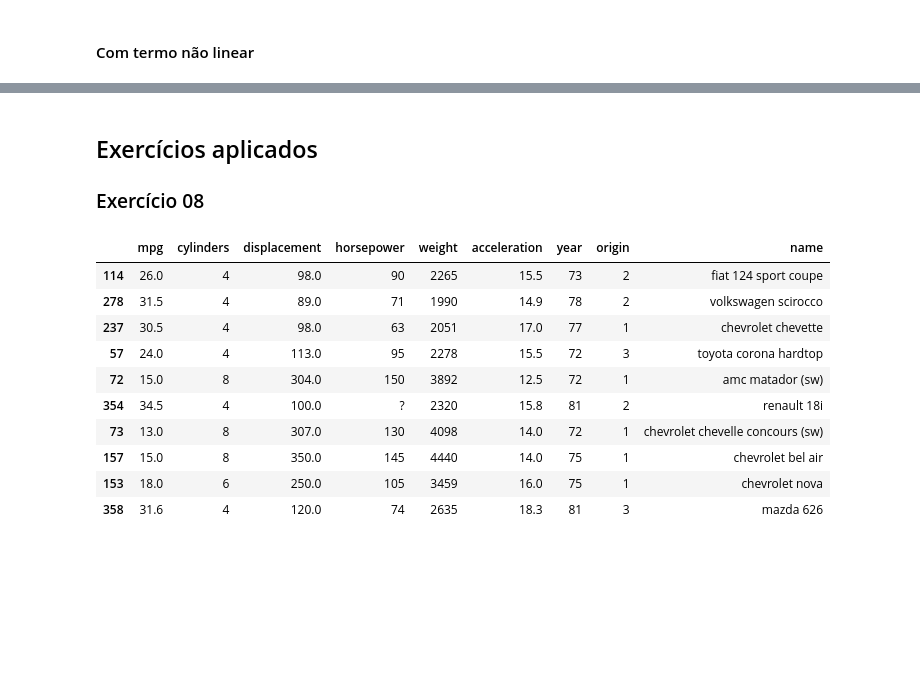
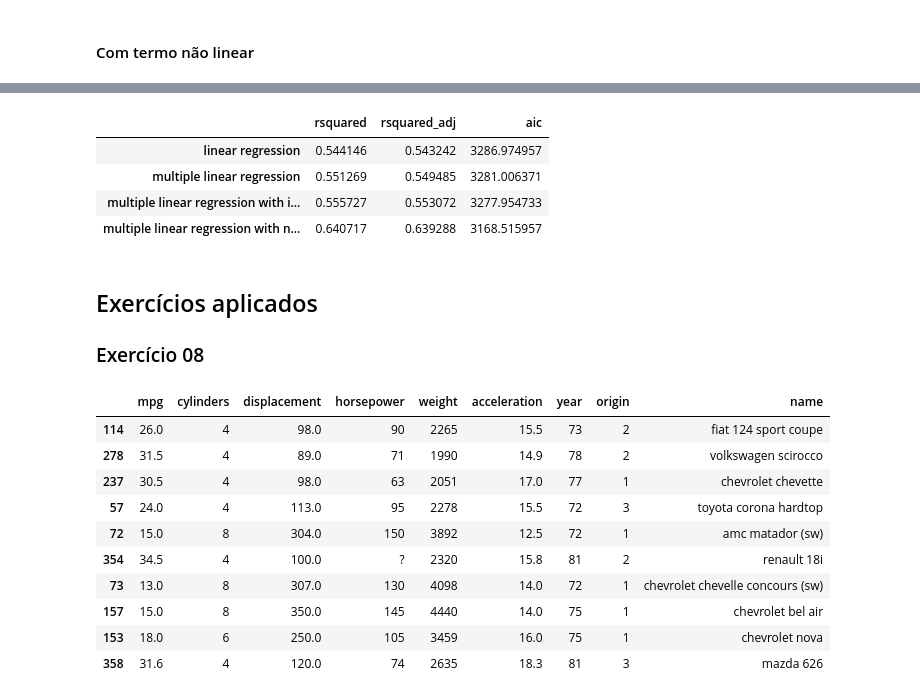
Before and after one commit to guyrux/ISL, a Jupyter notebook: ch03_linear_regression/ch3_01_exercicios.ipynb, the cells around one changed output, grey strips where cells are left out. Saved outputs shown, nothing was run; the diff lists cells and outputs as text; code cells hidden in the pictures; blank space fills up the shorter version.

```diff
--- a/ch03_linear_regression/ch3_01_exercicios.ipynb
+++ b/ch03_linear_regression/ch3_01_exercicios.ipynb
@@ -72,0 +76,3 @@ y_pred = pd.DataFrame(data=round(y_pred[["mean_ci_lower", "mean", "mean_ci_upper
+# %%
+dct_metrics = {}
+dct_metrics["linear regression"] = {"rsquared": result.rsquared, "rsquared_adj": result.rsquared_adj, "aic": result.aic}
@@ -100,6 +109,8 @@ Covariance Type:            nonrobust
 
 Notes:
 [1] Standard Errors assume that the covariance matrix of the errors is correctly specified.
+# %%
+dct_metrics["multiple linear regression"] = {"rsquared": result.rsquared, "rsquared_adj": result.rsquared_adj, "aic": result.aic}
 # %% [markdown]
 #### Com termo de interação
 # %%
@@ -133,6 +144,8 @@ Notes:
 [1] Standard Errors assume that the covariance matrix of the errors is correctly specified.
 [2] The condition number is large, 6.88e+03. This might indicate that there are
 strong multicollinearity or other numerical problems.
+# %%
+dct_metrics["multiple linear regression with interaction"] = {"rsquared": result.rsquared, "rsquared_adj": result.rsquared_adj, "aic": result.aic}
 # %% [markdown]
 #### Com termo não linear
 # %%
@@ -165,6 +178,16 @@ Notes:
 [1] Standard Errors assume that the covariance matrix of the errors is correctly specified.
 [2] The condition number is large, 1.13e+03. This might indicate that there are
 strong multicollinearity or other numerical problems.
+# %%
+dct_metrics["multiple linear regression with nonlinear"] = {"rsquared": result.rsquared, "rsquared_adj": result.rsquared_adj, "aic": result.aic}
+# %%
+pd.DataFrame.from_dict(dct_metrics, orient="index")
+# %% [output]
+|  | rsquared | rsquared_adj | aic |
+| linear regression | 0.544146 | 0.543242 | 3286.974957 |
+| multiple linear regression | 0.551269 | 0.549485 | 3281.006371 |
+| multiple linear regression with i... | 0.555727 | 0.553072 | 3277.954733 |
+| multiple linear regression with n... | 0.640717 | 0.639288 | 3168.515957 |
 # %% [markdown]
 ## Exercícios aplicados
 
```
Also changed, not shown: parts of 7 cells of this notebook, 3 other files.
